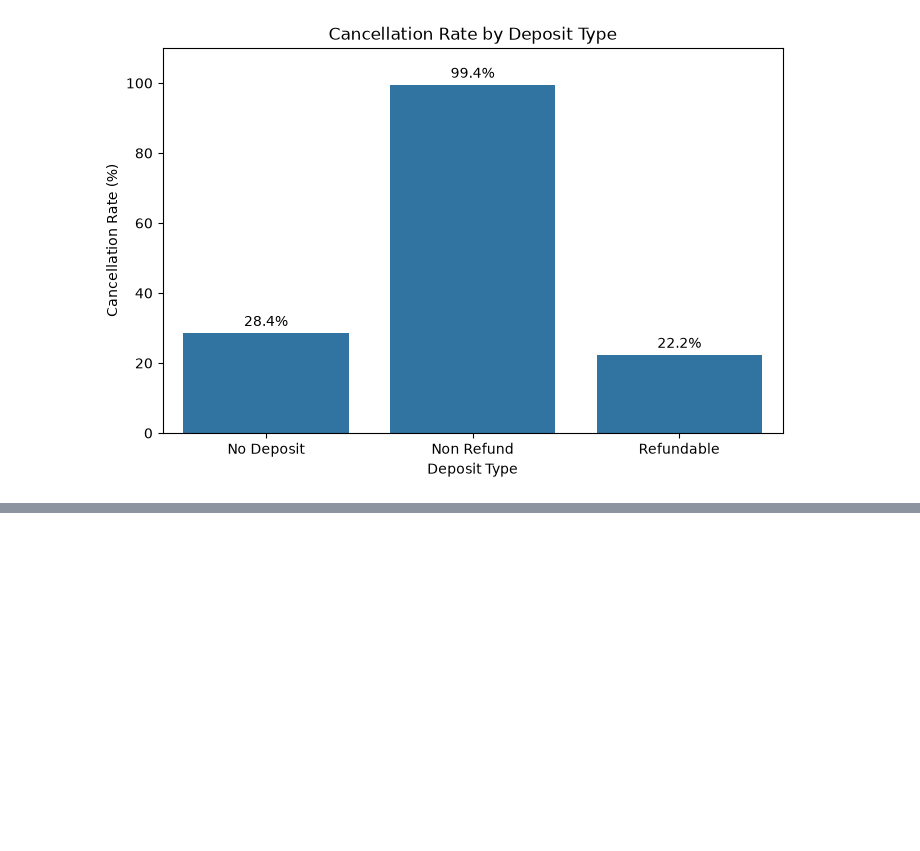
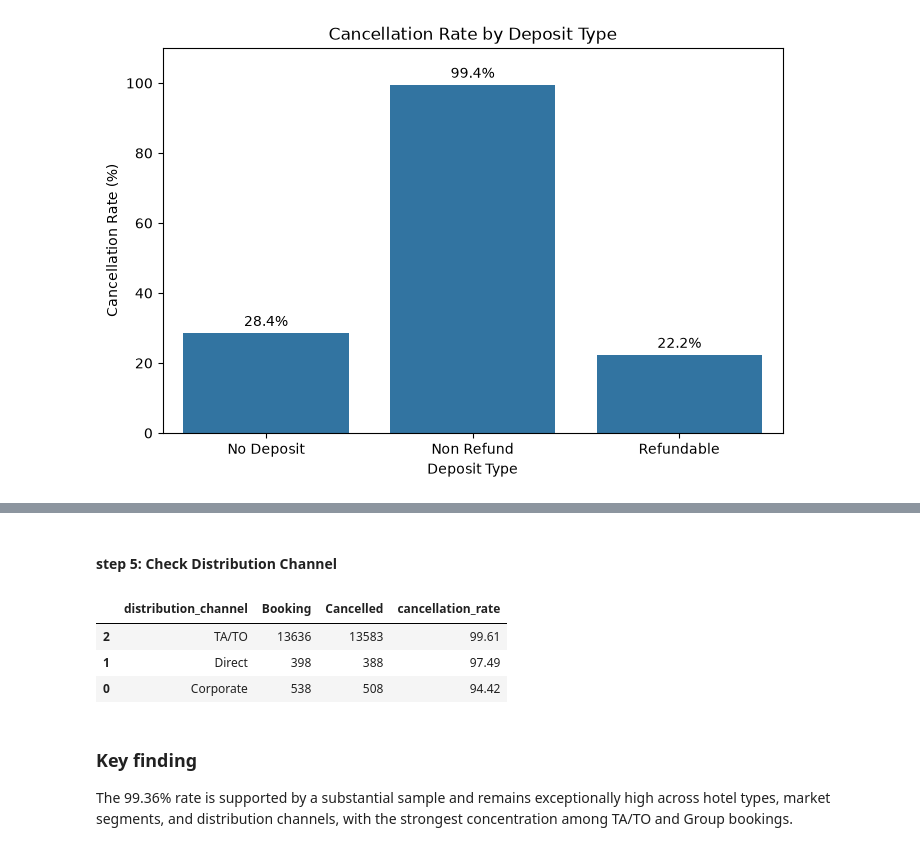
Before and after one commit to Fatima-Zehra-DA/Hotel-Booking-Cancellation-Analysis-Python-PowerBI, a Jupyter notebook: Notebooks/Hotel_Booking_Cancellation_Analysis.ipynb, the cells around one changed output, grey strips where cells are left out. Drawn from its saved outputs; the diff is of its cells as text; code cells hidden in the pictures; blank space fills up the shorter version.

```diff
--- a/Notebooks/Hotel_Booking_Cancellation_Analysis.ipynb
+++ b/Notebooks/Hotel_Booking_Cancellation_Analysis.ipynb
@@ -502,0 +585,28 @@ plt.show()
+# %% [markdown]
+#### step 5: Check Distribution Channel
+# %%
+non_refund_channel = (
+    df[df['deposit_type'] == 'Non Refund']
+    .groupby('distribution_channel')['is_canceled']
+    .agg(Booking = 'count',
+         Cancelled = 'sum',
+         cancellation_rate = 'mean')
+    .reset_index()
+)
+
+non_refund_channel['cancellation_rate'] = (
+    non_refund_channel['cancellation_rate'] * 100
+).round(2)
+
+non_refund_channel.sort_values(
+    'cancellation_rate',
+    ascending=False
+)
+# %% [output]
+|  | distribution_channel | Booking | Cancelled | cancellation_rate |
+| 2 | TA/TO | 13636 | 13583 | 99.61 |
+| 1 | Direct | 398 | 388 | 97.49 |
+| 0 | Corporate | 538 | 508 | 94.42 |
+# %% [markdown]
+### Key finding
+The 99.36% rate is supported by a substantial sample and remains exceptionally high across hotel types, market segments, and distribution channels, with the strongest concentration among TA/TO and Group bookings.
```
Also changed, not shown: parts of 9 cells of this notebook, 4 other files.
